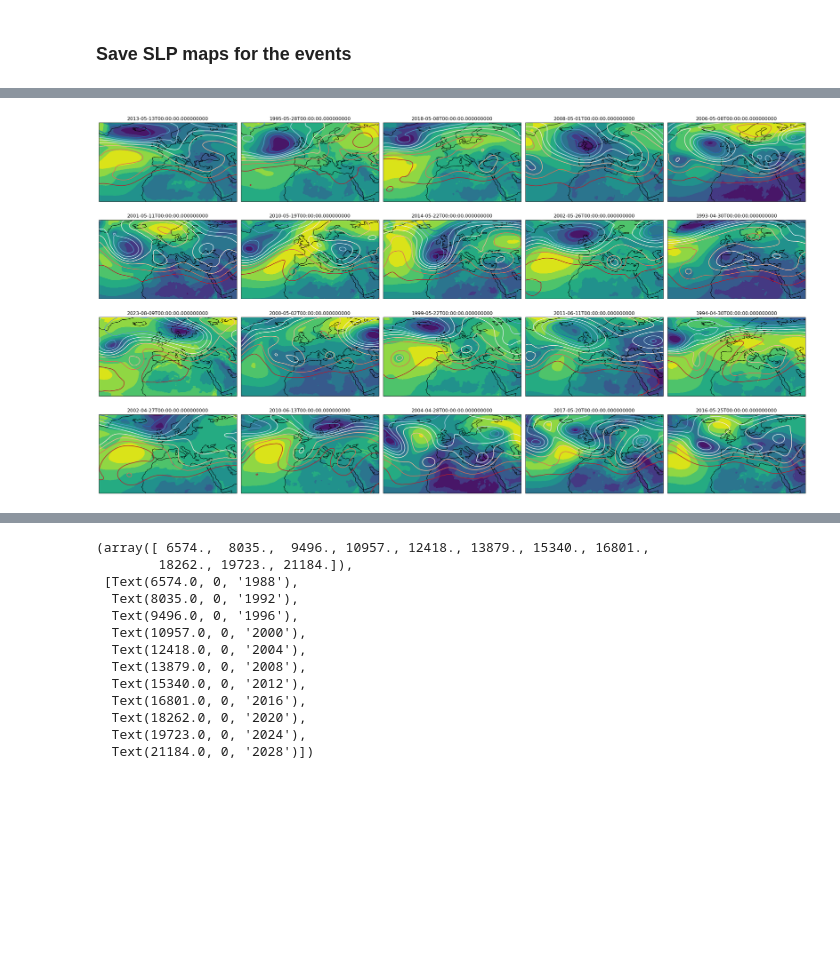
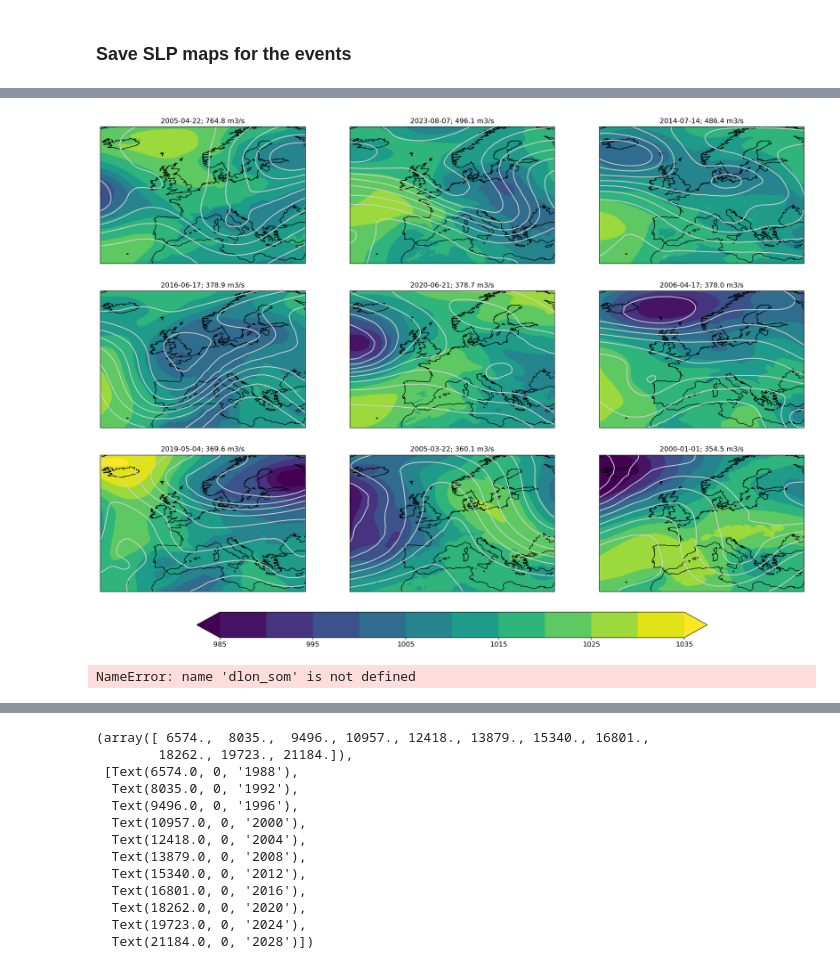
Before and after one commit to zappag/FLORA, a Jupyter notebook: explore.ipynb, the cells around one changed output, grey strips where cells are left out. Cells and saved outputs as stored; diff of their text form; code cells hidden in the pictures; blank space fills up the shorter version.

Commit message:
Several fixes. Included lagged tail-correlation between precip and discharge extremes

```diff
--- a/explore.ipynb
+++ b/explore.ipynb
@@ -466,6 +509,10 @@ for variable, variable_name, level_name in data_files:
         file_paths = [f"{ERA5dir}/{variable}/{erasubdir}/ERA5_{variable}_{ext}.nc".format(year=year) for year in years]
         ds1 = xr.open_mfdataset(file_paths,combine='by_coords')
 
+    # convert MSL to hPa
+    if variable_name=='MSL':
+        ds1['MSL']=ds1['MSL']/100
+
     vdata=vdata.assign(**{variable_name: ds1[variable_name]})
     del ds1
 # %% [markdown]
@@ -562,12 +704,18 @@ Text(0.5, 1.0, 'volume precipitation vs peak discharge')
 # %%
 
 # order events based on peak intensity
-df_events_sorted=df_events.sort_values(by=3,axis=0,ascending=False)
+#df_events_sorted=df_events.sort_values(by=3,axis=0,ascending=False)
+#df_events_sorted=df_events
+#print(df_events_sorted['max_time'].values)
 
 # extract days in ERA5
 #vdata_events=vdata.isel(time=df_events_sorted[0]) # this is ok, fix due to missing leap days in era daily
-tref=xds_hazard['time'].isel(time=df_events_sorted[0])
+#tref=xds_hazard['time'].isel(time=df_events_sorted['max_time'].values)
+#tref=xds_hazard['time'].sel(time=df_events_sorted['max_time'].values)
 
 # quick fix to bring ERA5 daily means (time 09:00) to the same time as EFAS (time 00:00). This is OK since EFAS reflects trasnport over previous 24 hours
-vdata['time'] = vdata['time'] + pd.Timedelta('15H')
-vdata_events=vdata.sel(time=tref.values)
+vdata1=vdata
+vdata1['time'] = vdata['time'] + pd.Timedelta('15H')
+
+# extract days in ERA5 associated to peak discharge
+vdata_events=vdata1.sel(time=df_events['max_time'].values, method='nearest')
@@ -594,60 +722,63 @@ print(df_events)
 # %%
 
-
-
+### display map of top 10 events
 
 # plot a subset
-max_num_plot=20
-#vdata_events_plot=vdata.isel(time=df_events_sorted[0][0:max_num_plot]) # this is ok, fix due to missing leap days in era daily
-vdata_events_plot=vdata.sel(time=tref.values[0:max_num_plot])
+max_num_plot=9
 
 # Determine the number of time steps
-num_times = len(vdata_events_plot.time)
+num_times = max_num_plot
 
 # Calculate the number of rows and columns for the subplot grid
 num_rows = int(num_times ** 0.5)
 num_cols = (num_times + num_rows - 1) // num_rows
 
+# compute global maximum and minimum values for contour intervals
+global_min_MSL = vdata_events.isel(time=slice(0,max_num_plot)).MSL.min(dim=['time', 'lat', 'lon'])
+global_max_MSL = vdata_events.isel(time=slice(0,max_num_plot)).MSL.max(dim=['time', 'lat', 'lon'])
+
+# Set uniform contour levels based on global min and max
+contour_levels_MSL = np.linspace(985, 1035, num=11)
+
 # Create subplots
-fig, axes = plt.subplots(num_rows, num_cols, figsize=(25, 14), subplot_kw={'projection': ccrs.PlateCarree()})
+fig, axes = plt.subplots(num_rows, num_cols, figsize=(22, 16), subplot_kw={'projection': ccrs.PlateCarree()})
+
+# Flatten the axes array for easier indexing
+axes_flat = axes.flatten()
 
 # Loop through each time step and plot in the corresponding subplot
-for i, time in enumerate(vdata_events_plot.time):
+for i, time in enumerate(vdata_events.isel(time=slice(0,max_num_plot)).time):
+
     row = i // num_cols
     col = i % num_cols
 
-
-    data_at_time = vdata_events_plot.sel(time=time)
+    #data_at_time = vdata_events.sel(time=time,lon=slice(-25,35),lat=slice(65,30))
+    data_at_time = vdata_events.sel(time=time,lon=slice(-25,35),lat=slice(70,30))
 
     # Set contour levels
-    contour_levels_MSL = np.linspace(data_at_time.MSL.min(), data_at_time.MSL.max(), num=10)
     contour_levels_Z500 = np.linspace(data_at_time.Z.min(), data_at_time.Z.max(), num=10)
 
     # Plot in the corresponding subplot
     ax = axes[row, col]
-    ax.set_title(f'{time.values}')
-
+    ax.set_title(time.dt.strftime('%Y-%m-%d').item()+'; '+df_events['max_value'].values[i].round(1).astype(str)+' m3/s')
 
     #ax.set_extent([-20, 35, 30, 60], crs=ccrs.PlateCarree())  # Set the desired lat/lon range
     im_MSP = ax.contourf(data_at_time['MSL'].lon, data_at_time['MSL'].lat,
-                      data_at_time['MSL'], levels=contour_levels_MSL, cmap='viridis', transform=ccrs.PlateCarree())
+                      data_at_time['MSL'], levels=contour_levels_MSL, cmap='viridis', transform=ccrs.PlateCarree(),extend='both')
     im_Z = ax.contour(data_at_time['Z'].lon, data_at_time['Z'].lat,
-                      data_at_time['Z'].sel(plev=50000), levels=contour_levels_Z500, cmap='RdBu_r', transform=ccrs.PlateCarree())
+                      data_at_time['Z'].sel(plev=50000), levels=contour_levels_Z500, colors='lightgrey', transform=ccrs.PlateCarree())
 
     # Add coastlines using Cartopy
     ax.coastlines()
 
-    # Remove color bar
-    cbar = fig.colorbar(im_MSP, ax=ax, orientation='vertical', fraction=0.05, pad=0.04)
-    cbar.remove()
-
-# Adjust layout
-plt.tight_layout()
+# Add color bar at the bottom
+cbar = fig.colorbar(im_MSP, ax=axes_flat.tolist(), orientation='horizontal', fraction=0.05, pad=0.04)
+cbar.ax.xaxis.set_tick_params(labelsize=12)  # Adjust '10' to your desired font size
 
 # Show the plots
 plt.show()
 # %% [output]
-[figure, old version]
+[figure, new version]
 # %%
 def composite_events(vdata, df_events):
     era_events=[]
@@ -737,11 +868,19 @@ def train_som2(xdata, num_neurons_x=2, num_neurons_y=3, num_epochs=10000):
 # %%
 # select data for minisom
 #dd4som=vdata_events.sel(time=vdata_events.time,lon=slice(-15,30),lat=slice(60,35)).squeeze()
-dd4som=vdata_events.sel(lon=slice(-15,30),lat=slice(60,35)).squeeze()
-nx=3
+if watershed=='panaro':
+    dlon_som=slice(-15,30)
+    dlat_som=slice(60,35)
+elif watershed=='lagen':
+    dlon_som=slice(-20,25)
+    dlat_som=slice(80,40)
+dd4som=vdata_events.sel(lon=dlon_som,lat=dlat_som).squeeze()
+nx=2
 ny=2
 nn=nx*ny
 cli, som1, wtt=train_som2(dd4som,nx,ny)
+# %% [output]
+NameError: name 'dlon_som' is not defined
 # %%
 def calculate_threshold(som, data, factor=1.0):
     """
```
Also changed, not shown: parts of 17 cells of this notebook.
